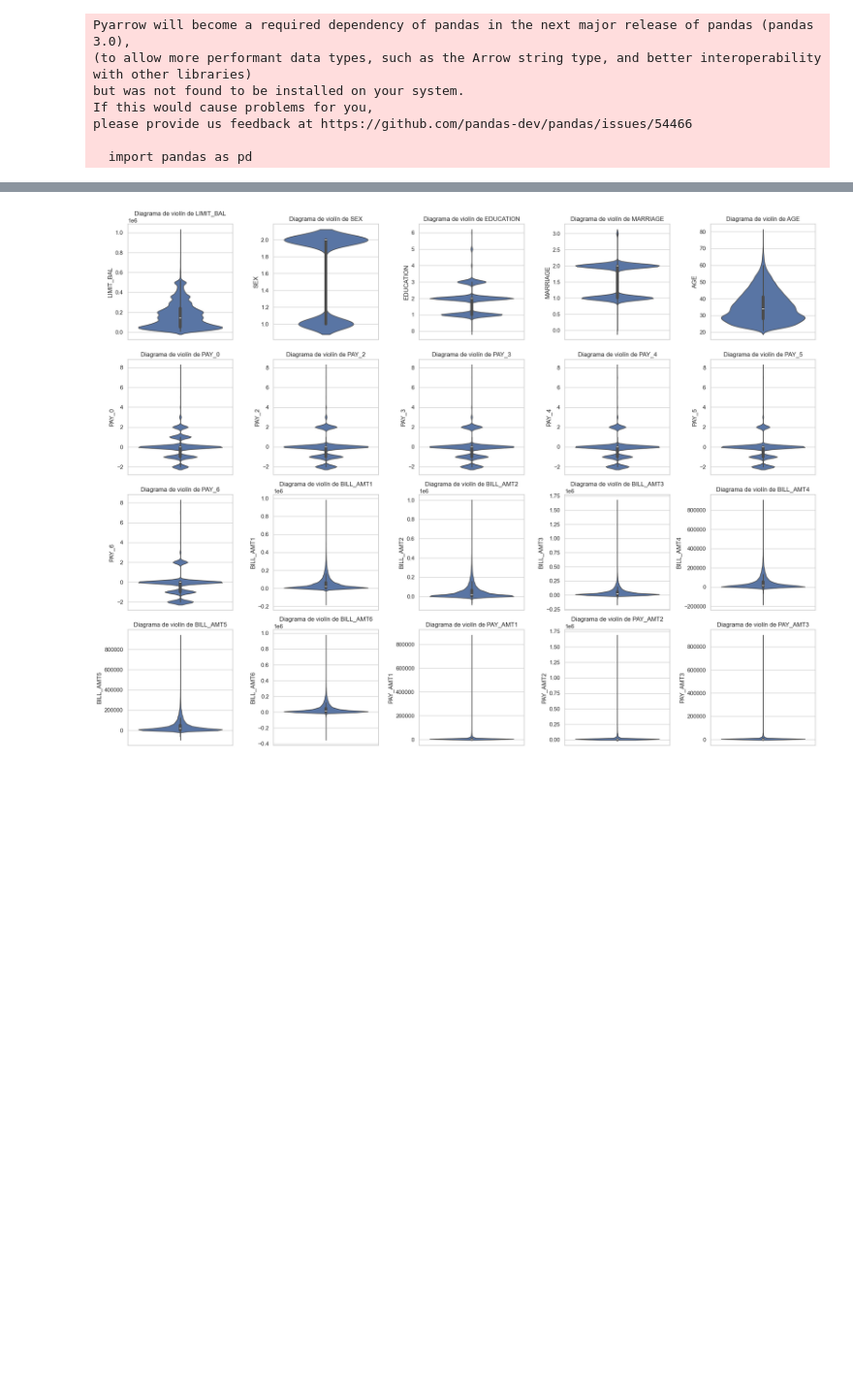
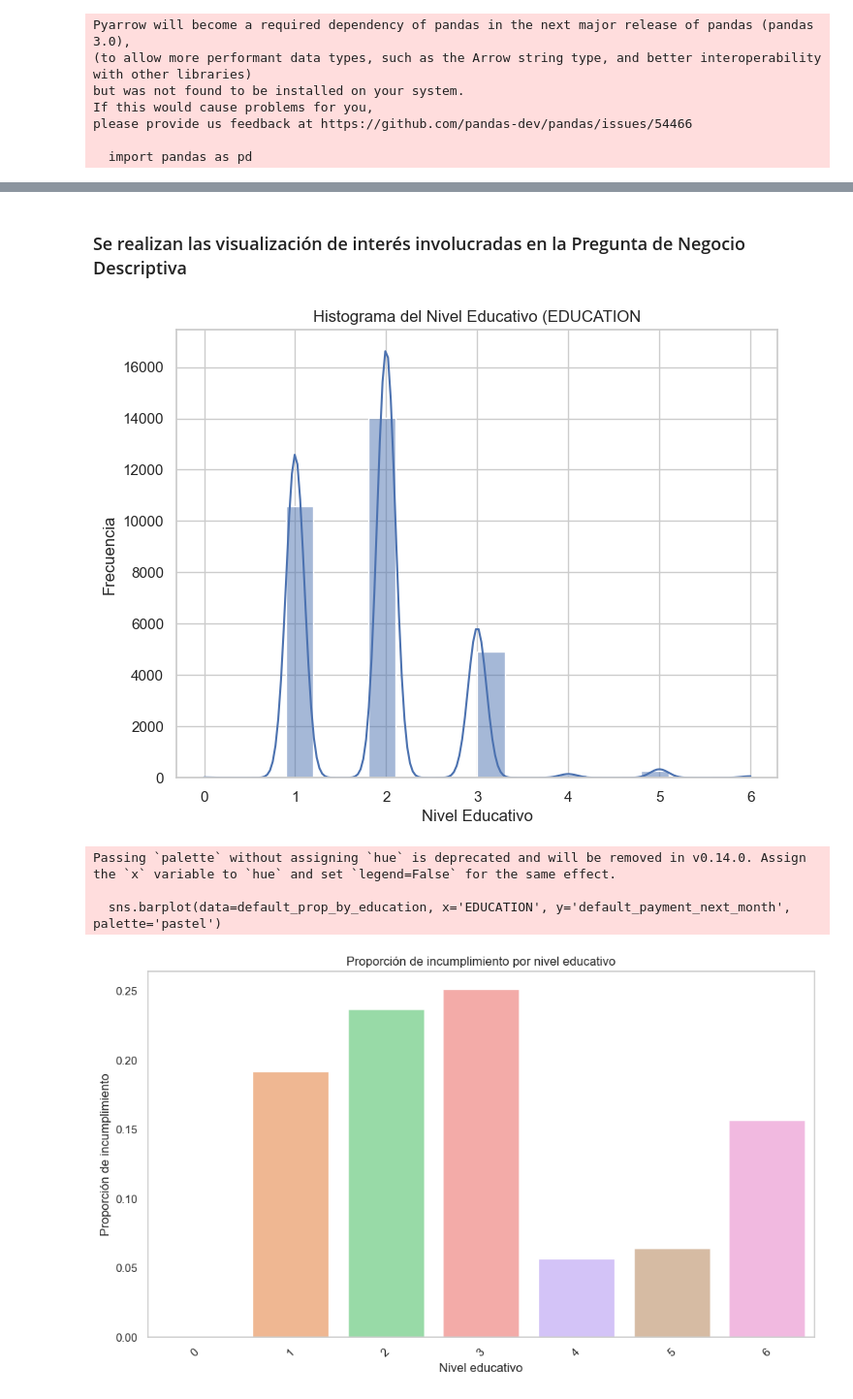
Before and after one commit to nicolascardenast/actd_proyecto_2, a Jupyter notebook: exploracion/Exploración de datos.ipynb, the cells around one changed output, grey strips where cells are left out. Shown at 97% size. Cells and saved outputs as stored; diff of their text form; code cells hidden in the pictures; blank space fills up the shorter version.

```diff
--- a/exploracion/Exploración de datos.ipynb
+++ b/exploracion/Exploración de datos.ipynb
@@ -99,30 +45,34 @@ plt.show()
-# %%
-# Configuración de estilo de las gráficas
-sns.set(style="whitegrid")
-
-# Crear una figura y ejes con subplots
-fig, axs = plt.subplots(4, 5, figsize=(20, 15))
-
-# Lista de variables explicativas
-variables_explicativas = ['LIMIT_BAL', 'SEX', 'EDUCATION','MARRIAGE', 'AGE', 'PAY_0', 'PAY_2', 'PAY_3', 'PAY_4', 'PAY_5', 'PAY_6',
-                          'BILL_AMT1', 'BILL_AMT2', 'BILL_AMT3', 'BILL_AMT4', 'BILL_AMT5', 'BILL_AMT6',
-                          'PAY_AMT1', 'PAY_AMT2', 'PAY_AMT3', 'PAY_AMT4', 'PAY_AMT5', 'PAY_AMT6']
-
-# Generar gráficas de diagramas de violín para cada variable explicativa
-for i in range(4):
-    for j in range(5):
-        ax = axs[i, j]
-        if i*5 + j < len(variables_explicativas):
-            variable_explicativa = variables_explicativas[i*5 + j]
-
-            # Diagrama de violín
-            sns.violinplot(data=data, y=variable_explicativa, ax=ax)
-            ax.set_title(f'Diagrama de violín de {variable_explicativa}')
-
-# Ajustar espaciado
-plt.tight_layout()
-
-# Mostrar la imagen
-plt.show()
-# %% [output]
-[figure, removed]
+# %% [markdown]
+### Se realizan las visualización de interés involucradas en la Pregunta de Negocio Descriptiva
+# %%
+# Visualización del nivel educativo (EDUCATION)
+plt.figure(figsize=(8, 6))
+sns.histplot(data['EDUCATION'], bins=20, kde=True)
+plt.title('Histograma del Nivel Educativo (EDUCATION')
+plt.xlabel('Nivel Educativo')
+plt.ylabel('Frecuencia')
+plt.show()
+
+# Agrupar los datos por nivel educativo y calcular la proporción de incumplimiento para cada grupo
+default_prop_by_education = data.groupby('EDUCATION')['default_payment_next_month'].mean().reset_index()
+
+# Crear la gráfica de barras
+plt.figure(figsize=(10, 6))
+sns.barplot(data=default_prop_by_education, x='EDUCATION', y='default_payment_next_month', palette='pastel')
+
+# Añadir etiquetas y título
+plt.title('Proporción de incumplimiento por nivel educativo')
+plt.xlabel('Nivel educativo')
+plt.ylabel('Proporción de incumplimiento')
+plt.xticks(rotation=45)
+
+# Mostrar la gráfica
+plt.grid(axis='y')
+plt.tight_layout()
+plt.show()
+# %% [output]
+[figure, added]
+Passing `palette` without assigning `hue` is deprecated and will be removed in v0.14.0. Assign the `x` variable to `hue` and set `legend=False` for the same effect.
+
+  sns.barplot(data=default_prop_by_education, x='EDUCATION', y='default_payment_next_month', palette='pastel')
+[figure, added]
```
Also changed, not shown: parts of 11 cells of this notebook.
